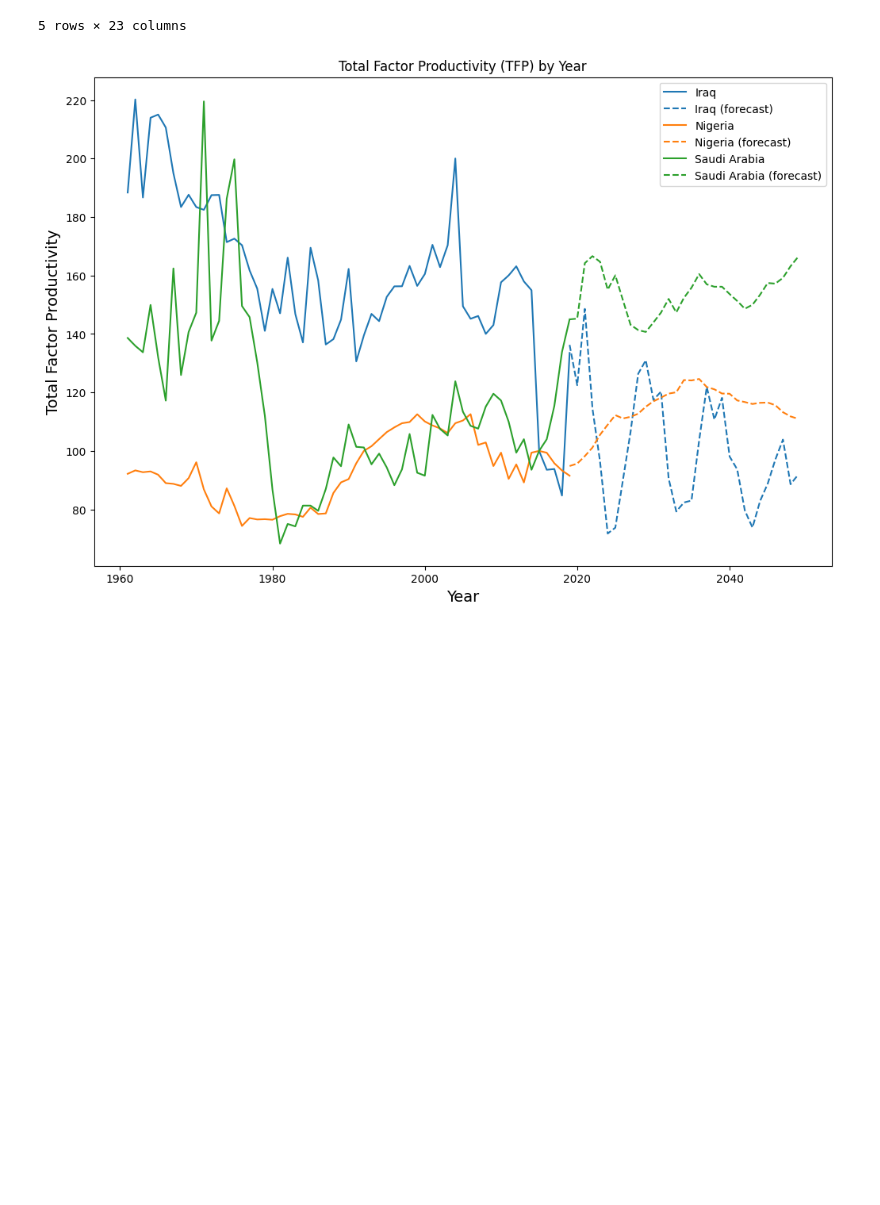
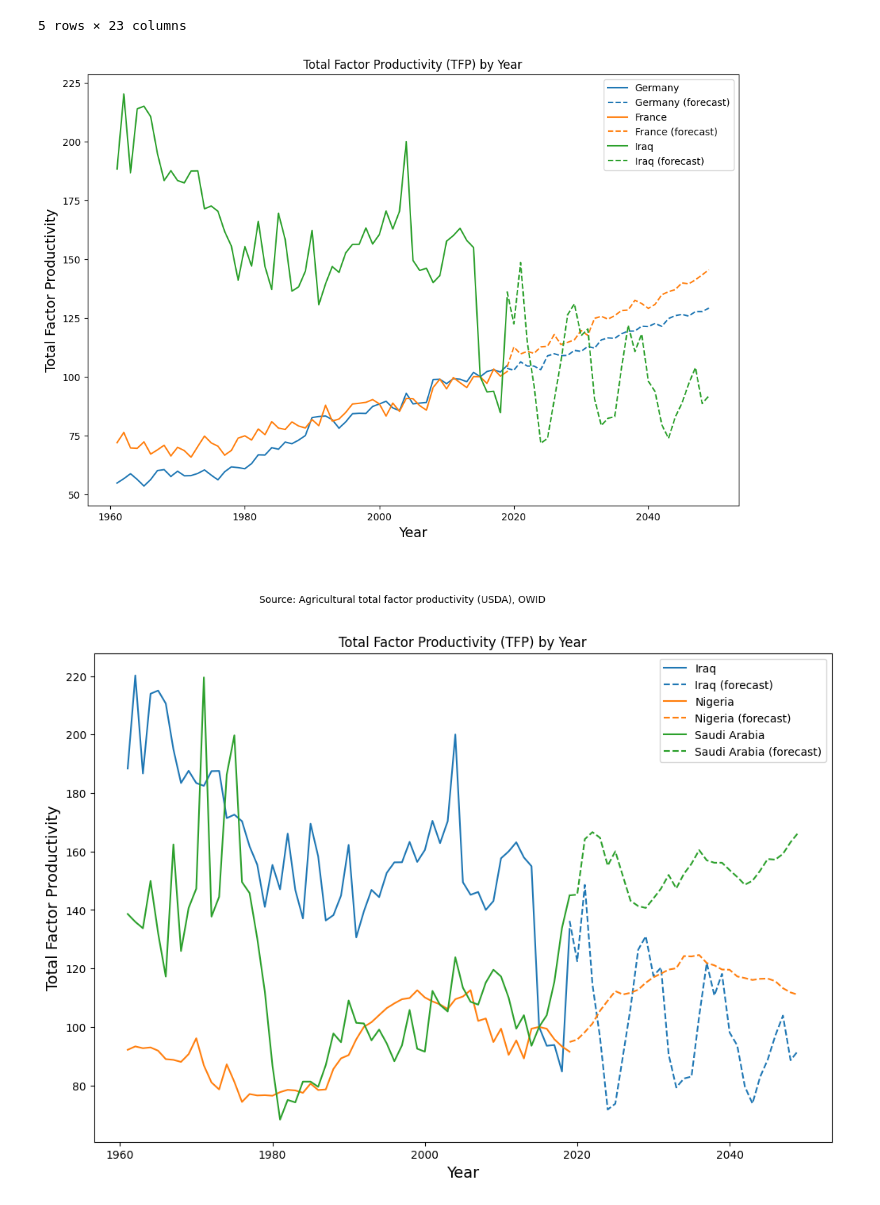
Before and after one commit to carlkrg/AP-Agros-Uni-Project, a Jupyter notebook: Testing/testing_notebook.ipynb, the cells around one changed output. Cells and saved outputs as stored; diff of their text form; code cells hidden in the pictures; blank space fills up the shorter version.

```diff
--- a/Testing/testing_notebook.ipynb
+++ b/Testing/testing_notebook.ipynb
@@ -31,6 +31,10 @@ reading data_geographical file into pandas geo dataframe...
 | 3 | Afghanistan | 1964 | 65.1109 | 49.0775 | 75.3752 | 93.1816 | 46.1108 | 203.8875 | ... |
 | 4 | Afghanistan | 1965 | 63.8587 | 51.2121 | 80.1960 | 93.1990 | 46.6948 | 270.9746 | ... |
 5 rows × 23 columns
+# %%
+test_obj.predictor(['Germany','France','Iraq'])
+# %% [output]
+[figure, added]
 # %%
 test_obj.predictor(['Iraq','Nigeria', 'Saudi Arabia'])
 # %% [output]
```
Also changed, not shown: 1 other file.
